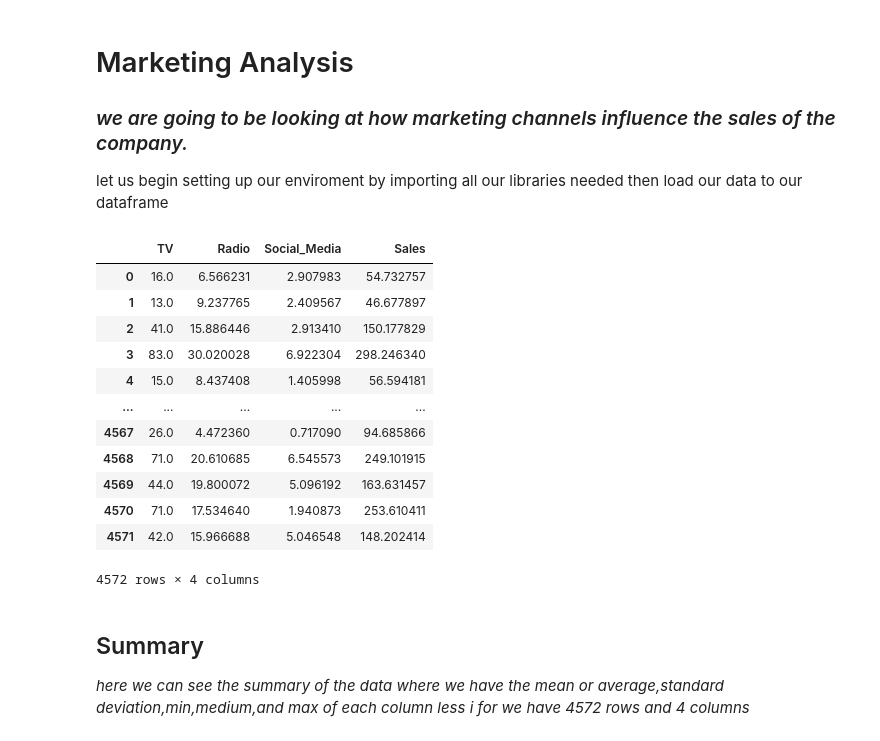
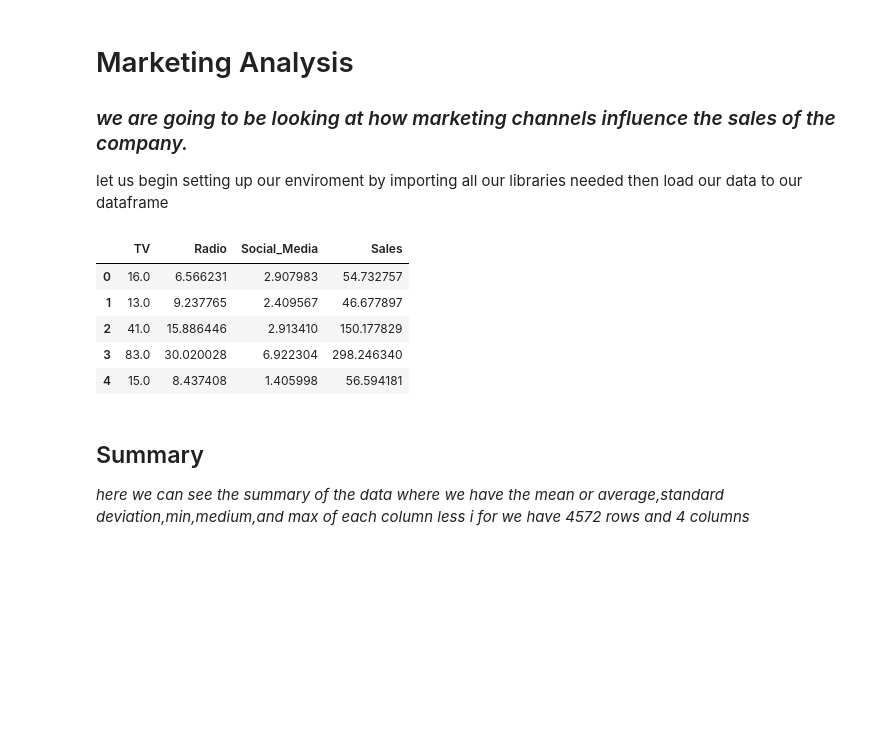
Before and after one commit to temideeone/marketing-roi-analysis, a Jupyter notebook: regression_analysis.ipynb, the cells around one changed output. Saved outputs shown, nothing was run; the diff lists cells and outputs as text; code cells hidden in the pictures; blank space fills up the shorter version.

```diff
--- a/regression_analysis.ipynb
+++ b/regression_analysis.ipynb
@@ -7,34 +7,27 @@ let us begin setting up our enviroment by importing all our libraries needed the
 # %%
 import pandas as pd
 import numpy as np
 import matplotlib.pyplot as plt
 import seaborn as sns
 import statsmodels.api as sm
 from statsmodels.stats.diagnostic import het_breuschpagan
 import scipy.stats as stats
 import plotly.express as px
 
 #set style for plot
 sns.set_theme(style="whitegrid")
 %matplotlib inline
 
 
-df = pd.read_csv("C:\\Users\\user\\Desktop\\marketing_roi_analysis.csv")
-df
+df = pd.read_csv("marketing_roi_analysis.csv")
+df.head()
 # %% [output]
 |  | TV | Radio | Social_Media | Sales |
 | 0 | 16.0 | 6.566231 | 2.907983 | 54.732757 |
 | 1 | 13.0 | 9.237765 | 2.409567 | 46.677897 |
 | 2 | 41.0 | 15.886446 | 2.913410 | 150.177829 |
 | 3 | 83.0 | 30.020028 | 6.922304 | 298.246340 |
 | 4 | 15.0 | 8.437408 | 1.405998 | 56.594181 |
-| ... | ... | ... | ... | ... |
-| 4567 | 26.0 | 4.472360 | 0.717090 | 94.685866 |
-| 4568 | 71.0 | 20.610685 | 6.545573 | 249.101915 |
-| 4569 | 44.0 | 19.800072 | 5.096192 | 163.631457 |
-| 4570 | 71.0 | 17.534640 | 1.940873 | 253.610411 |
-| 4571 | 42.0 | 15.966688 | 5.046548 | 148.202414 |
-4572 rows × 4 columns
 # %% [markdown]
 ## Summary
 _here we can see the summary of the data where we have the mean or average,standard deviation,min,medium,and max of each column less i for we have 4572 rows and 4 columns_
```
Also changed, not shown: parts of 1 cell of this notebook.
